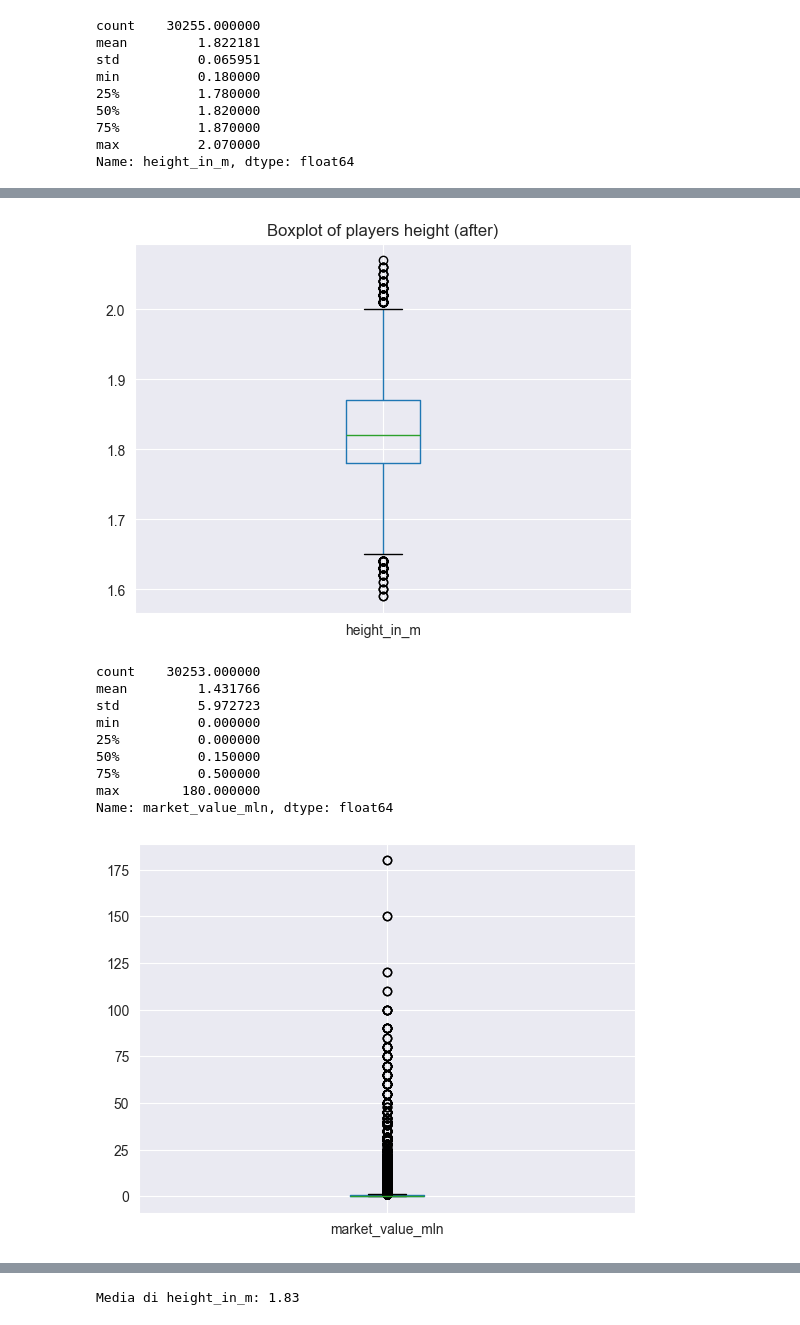
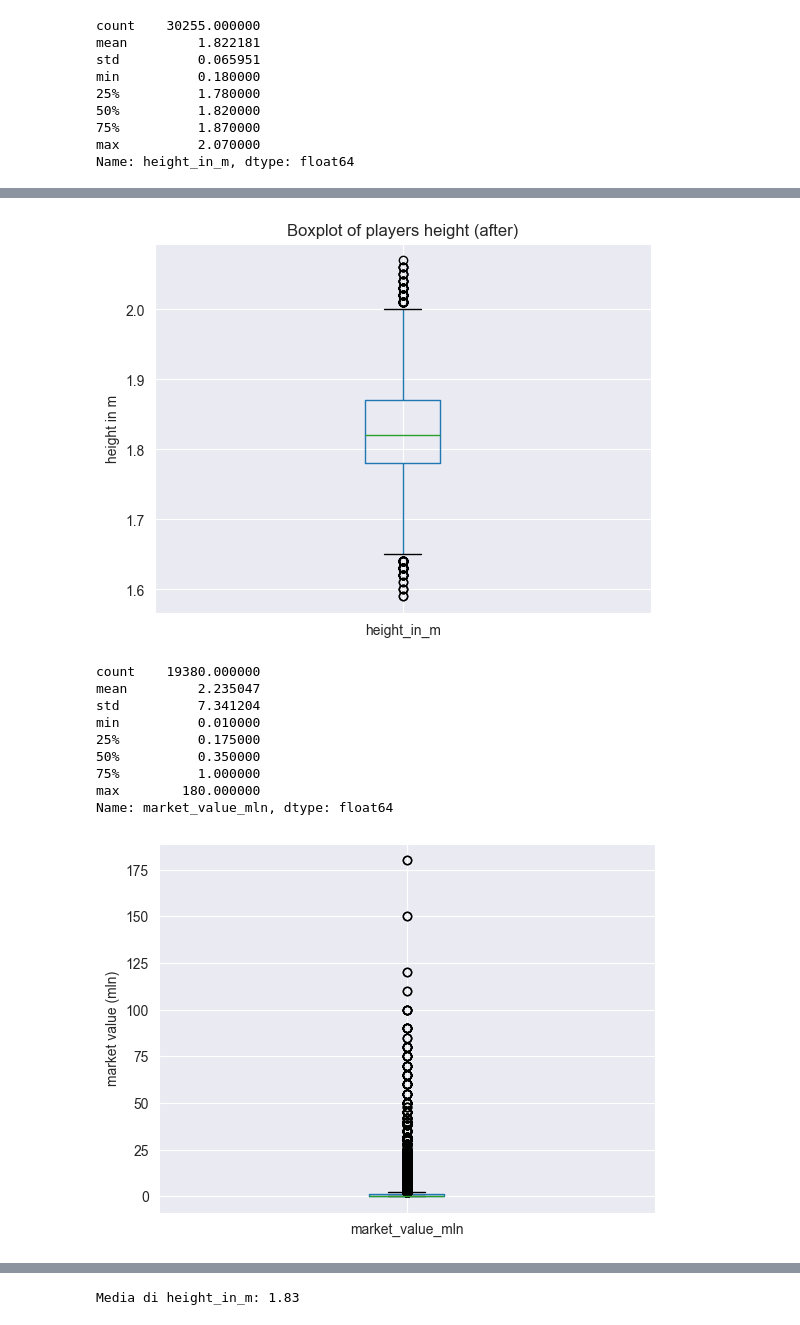
Before and after one commit to RiccardoPili/Football-Data-Analysis, a Jupyter notebook: data_preparation/players.ipynb, the cells around one changed output, grey strips where cells are left out. Cells and saved outputs as stored; diff of their text form; code cells hidden in the pictures.

Commit message:
riorganizzazione e controllo data preparation in games e players

```diff
--- a/data_preparation/players.ipynb
+++ b/data_preparation/players.ipynb
@@ -63,6 +62,9 @@ players_df.loc[players_df['height_in_cm'].isna(), 'height_in_cm'] = players_df['
 players_df.loc[players_df['market_value_in_eur'].isna(), 'market_value_in_eur'] = 0
 players_df.loc[players_df['highest_market_value_in_eur'].isna(), 'highest_market_value_in_eur'] = 0
 
+# removing columns contract and agent
+players_df.drop(columns=['contract_expiration_date', 'agent_name'], inplace=True)
+
 
 players_df.isna().sum()
 # %% [output]
@@ -115,7 +116,6 @@ dtype: object
 players_df['height_in_cm'] = players_df['height_in_cm'].astype('int64')
 
 players_df['date_of_birth'] = pd.to_datetime(players_df['date_of_birth'])
-players_df['contract_expiration_date'] = pd.to_datetime(players_df['contract_expiration_date'])
 # %%
 players_df.dtypes
 # %% [output]
@@ -319,33 +212,0 @@ val_df
-# %%
-#making a dataframe subset and reordering columns
-
-players_df = players_df [[
-    #'player_code',
-    #'first_name',
-    #'last_name',
-    'full_name',
-    #'club_id',
-    'club_name',
-    'league_id',
-    'country_of_birth',
-    #'city_of_birth',
-    'nationality',
-    'position',
-    'sub_position',
-    #'market_value_in_eur',
-    #'highest_market_value_in_eur',
-    'market_value_mln',
-    'highest_market_value_mln',
-    'date_of_birth',
-    'age',
-    'foot',
-    #'height_in_cm',
-    'height_in_m',
-    'last_season'
-    #'contract_expiration_date',
-    #'agent_name',
-    #'image_url',
-    #'player_profile_url',
-]]
-
-players_df.sort_values("market_value_mln", ascending = False)
@@ -391,24 +238,27 @@ players_df = players_df.loc[players_df['height_in_m']>1]
 # boxplot after
 ax = players_df.boxplot(column='height_in_m')
 ax.set_title('Boxplot of players height (after)')
+plt.ylabel('height in m')
 plt.show()
 # %% [output]
-[figure, old version]
+[figure, new version]
 # %%
-players_df['market_value_mln'].describe()
+players_with_value = players_df.query('market_value_mln > 0')
+players_with_value['market_value_mln'].describe()
 # %% [output]
-count    30253.000000
-mean         1.431766
-std          5.972723
-min          0.000000
-25%          0.000000
-50%          0.150000
-75%          0.500000
+count    19380.000000
+mean         2.235047
+std          7.341204
+min          0.010000
+25%          0.175000
+50%          0.350000
+75%          1.000000
 max        180.000000
 Name: market_value_mln, dtype: float64
 # %%
-players_df.boxplot(column='market_value_mln')
+players_with_value.boxplot(column='market_value_mln')
+plt.ylabel('market value (mln)')
 plt.show()
 # %% [output]
-[figure, old version]
+[figure, new version]
 # %%
```
Also changed, not shown: parts of 34 cells of this notebook, 2 other files.
